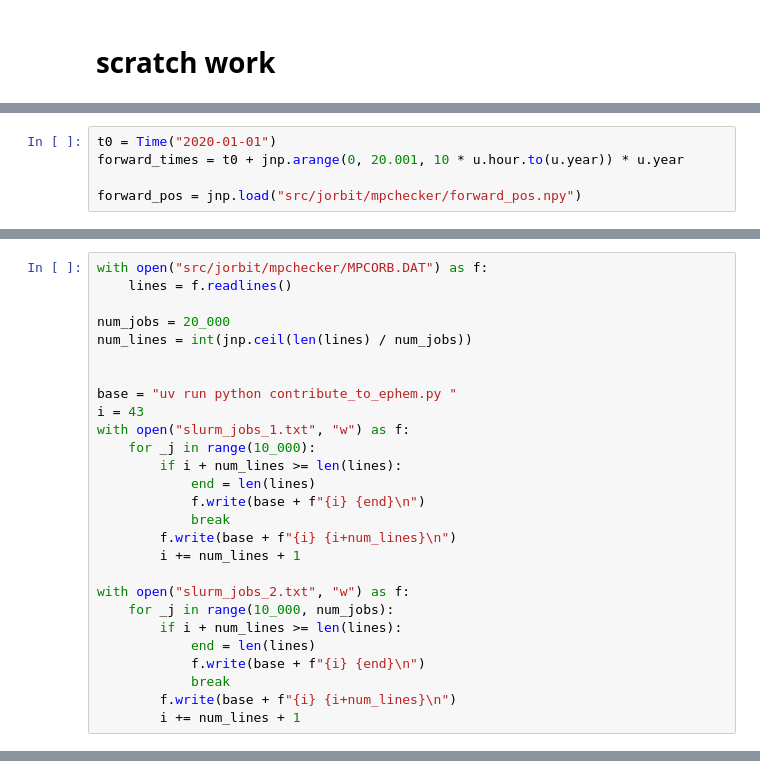
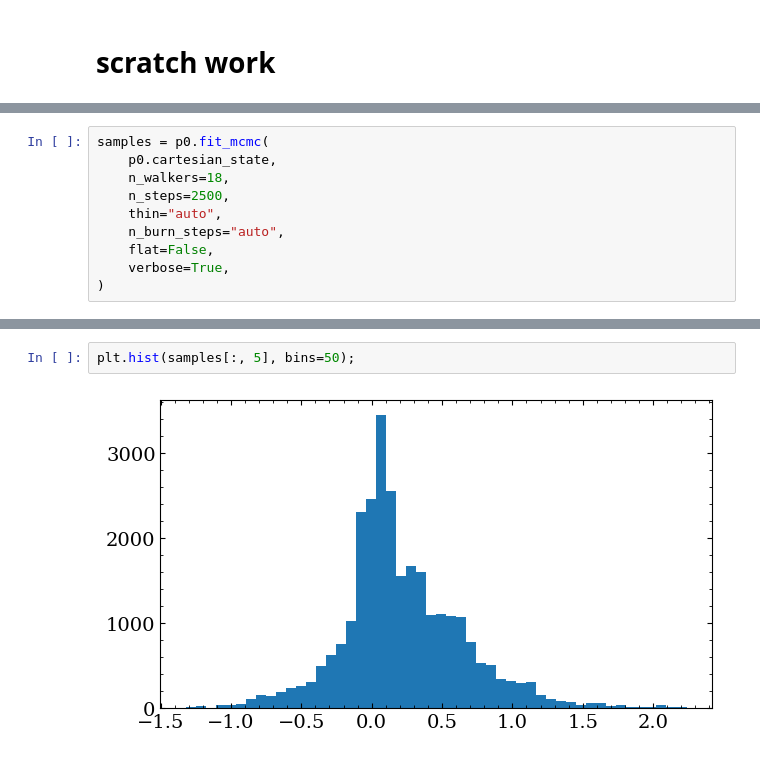
Before and after one commit to ben-cassese/jorbit, a Jupyter notebook: scratch.ipynb, the cells around one changed output, grey strips where cells are left out. Cells and saved outputs as stored; diff of their text form.

Commit message:
rough start on mcmc w/in Particle

```diff
--- a/scratch.ipynb
+++ b/scratch.ipynb
@@ -21,5 +2,0 @@ from jorbit.astrometry.sky_projection import sky_sep
-# %%
-t0 = Time("2020-01-01")
-forward_times = t0 + jnp.arange(0, 20.001, 10 * u.hour.to(u.year)) * u.year
-
-forward_pos = jnp.load("src/jorbit/mpchecker/forward_pos.npy")
@@ -194,27 +2,0 @@ with zipfile.ZipFile("/Users/cassese/.astropy/cache/download/url/d130157051acdb2
-# %%
-with open("src/jorbit/mpchecker/MPCORB.DAT") as f:
-    lines = f.readlines()
-
-num_jobs = 20_000
-num_lines = int(jnp.ceil(len(lines) / num_jobs))
-
-
-base = "uv run python contribute_to_ephem.py "
-i = 43
-with open("slurm_jobs_1.txt", "w") as f:
-    for _j in range(10_000):
-        if i + num_lines >= len(lines):
-            end = len(lines)
-            f.write(base + f"{i} {end}\n")
-            break
-        f.write(base + f"{i} {i+num_lines}\n")
-        i += num_lines + 1
-
-with open("slurm_jobs_2.txt", "w") as f:
-    for _j in range(10_000, num_jobs):
-        if i + num_lines >= len(lines):
-            end = len(lines)
-            f.write(base + f"{i} {end}\n")
-            break
-        f.write(base + f"{i} {i+num_lines}\n")
-        i += num_lines + 1
@@ -1042,0 +61,10 @@ plt.hist(a);
+# %%
+samples = p0.fit_mcmc(
+    p0.cartesian_state,
+    n_walkers=18,
+    n_steps=2500,
+    thin="auto",
+    n_burn_steps="auto",
+    flat=False,
+    verbose=True,
+)
@@ -1042,0 +82,4 @@ plt.hist(a);
+# %%
+plt.hist(samples[:, 5], bins=50);
+# %% [output]
+[figure, added]
```
Also changed, not shown: parts of 33 cells of this notebook, 8 other files.
